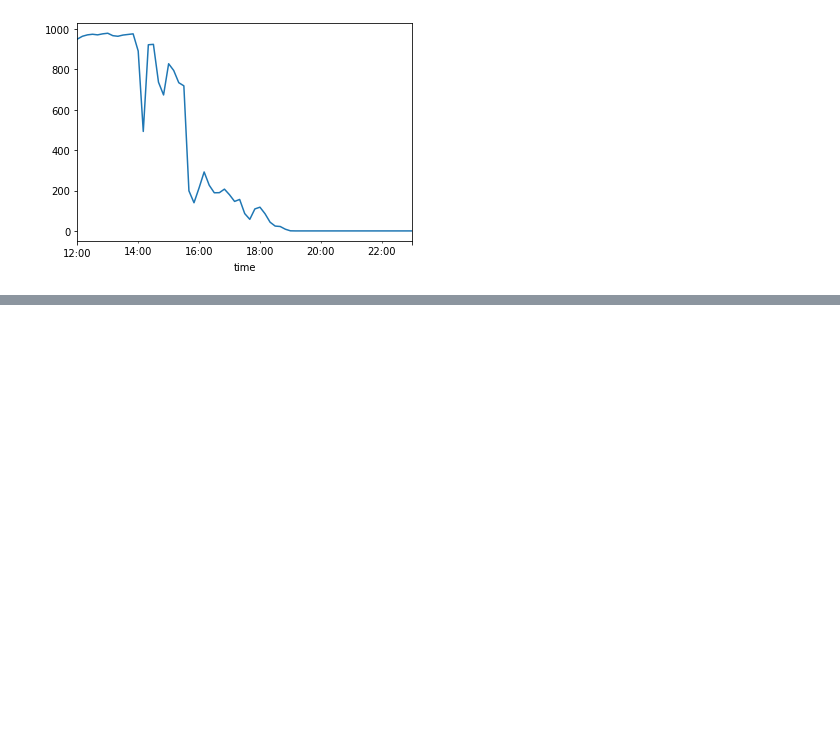
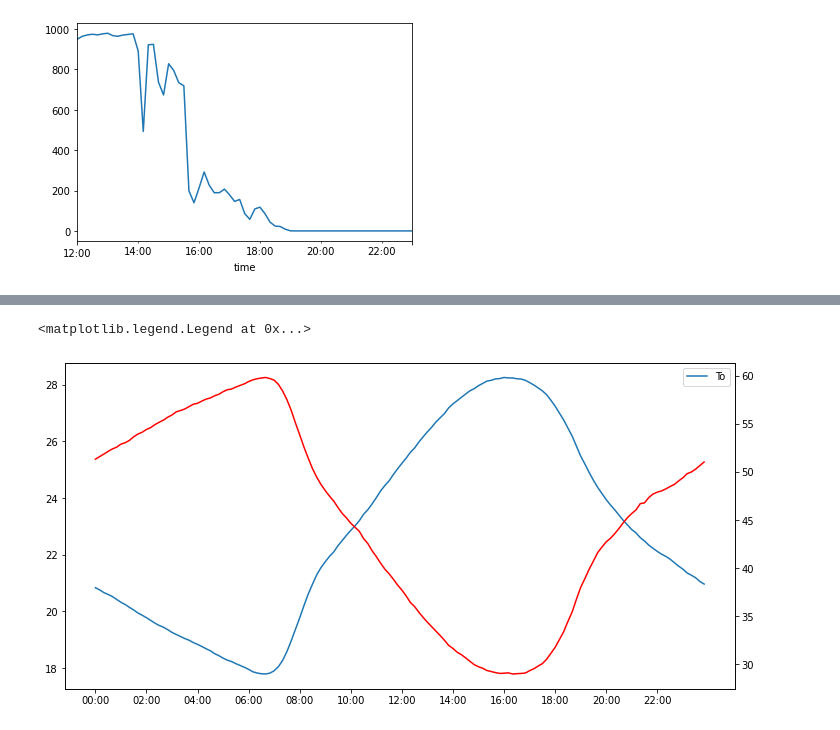
Before and after one commit to kevinalquicira/clase_muestra, a Jupyter notebook: notebooks/001Graficas.ipynb, the cells around one changed output, grey strips where cells are left out. Saved outputs shown, nothing was run; the diff lists cells and outputs as text; code cells hidden in the pictures; blank space fills up the shorter version.

```diff
--- a/notebooks/001Graficas.ipynb
+++ b/notebooks/001Graficas.ipynb
@@ -58,0 +184,14 @@ array([<AxesSubplot:xlabel='time'>], dtype=object)
+# %%
+fig,ax = plt.subplots(figsize=(12,6))
+
+ax2 = ax.twinx()
+
+
+ax.plot (To,label='To')
+ax2.plot(HR,label='HR',c='red')
+
+ax.set_xticks(np.arange(0,144,12))
+ax.legend()
+# %% [output]
+<matplotlib.legend.Legend at 0x...>
+[figure, added]
```
Also changed, not shown: parts of 14 cells of this notebook.
